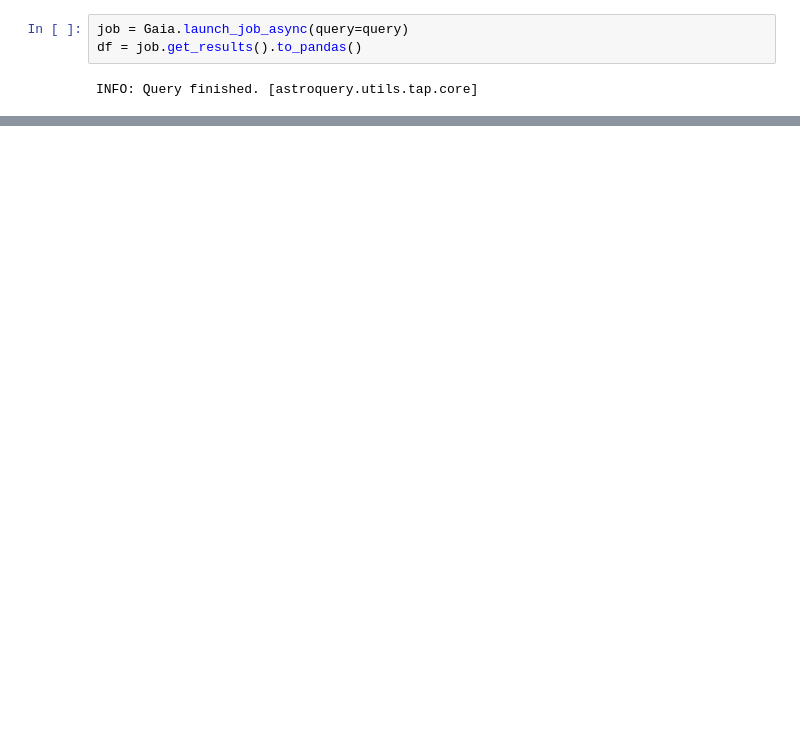
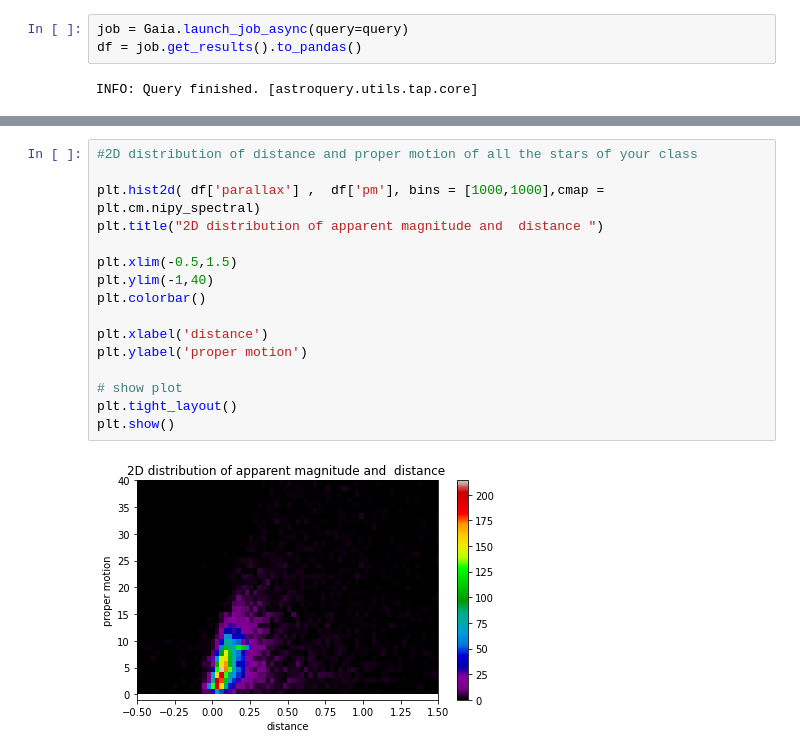
Before and after one commit to tejabale/Kritika, a Jupyter notebook: high_speed.ipynb, the cells around one changed output, grey strips where cells are left out. Drawn from its saved outputs; the diff is of its cells as text; blank space fills up the shorter version.

```diff
--- a/high_speed.ipynb
+++ b/high_speed.ipynb
@@ -87,0 +111,18 @@ plt.show()
+# %%
+#2D distribution of distance and proper motion of all the stars of your class
+
+plt.hist2d( df['parallax'] ,  df['pm'], bins = [1000,1000],cmap = plt.cm.nipy_spectral)
+plt.title("2D distribution of apparent magnitude and  distance ")
+
+plt.xlim(-0.5,1.5)
+plt.ylim(-1,40)
+plt.colorbar()
+
+plt.xlabel('distance')
+plt.ylabel('proper motion')
+
+# show plot
+plt.tight_layout()
+plt.show()
+# %% [output]
+[figure, added]
```
Also changed, not shown: parts of 9 cells of this notebook, 2 other files.
